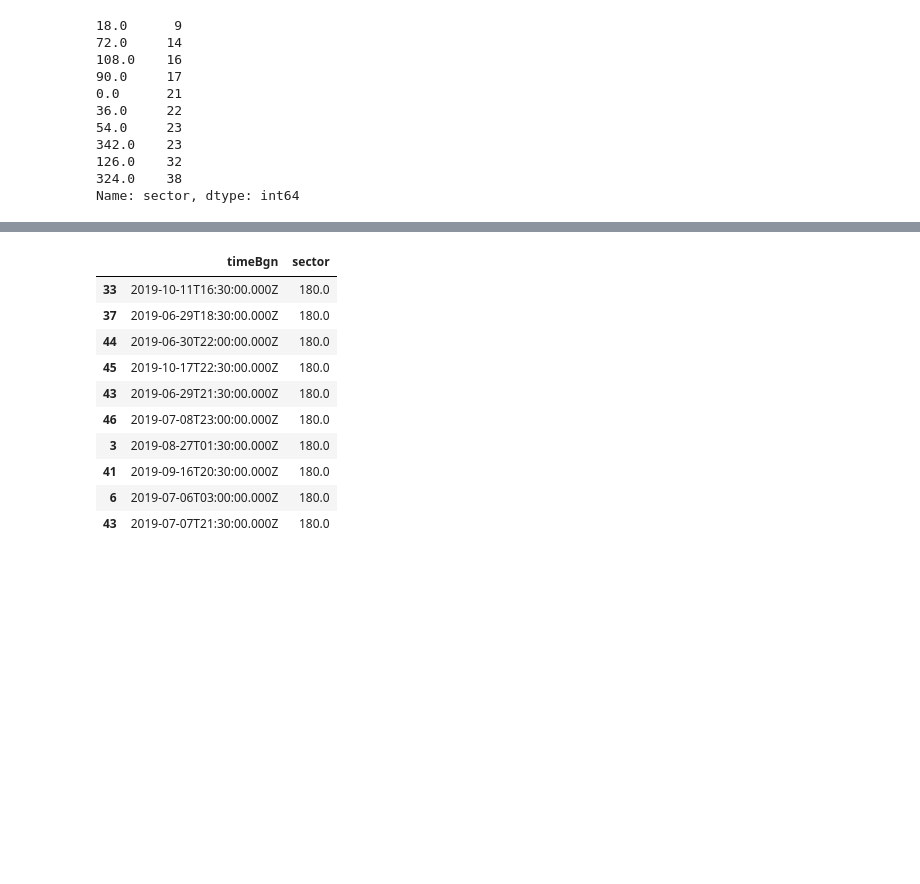
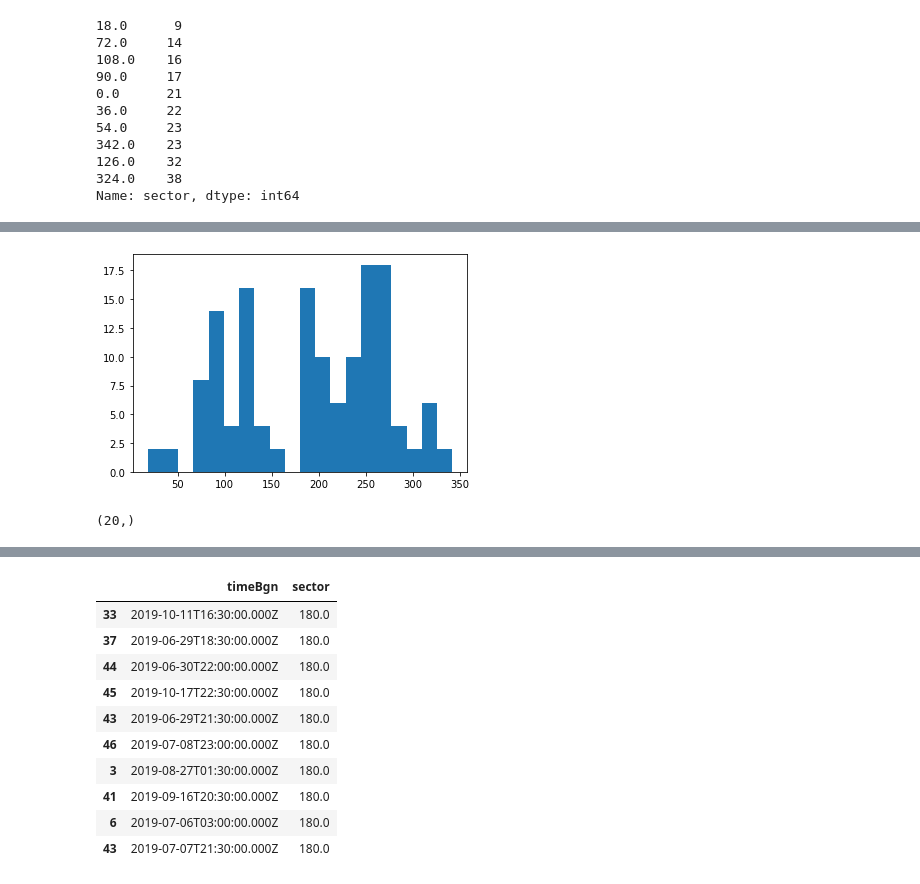
Before and after one commit to kulpojke/NEON, a Jupyter notebook: SJER_sample_selection.ipynb, the cells around one changed output, grey strips where cells are left out. Cells and saved outputs as stored; diff of their text form; code cells hidden in the pictures; blank space fills up the shorter version.

Commit message:
SJER_sample_selection modification

```diff
--- a/SJER_sample_selection.ipynb
+++ b/SJER_sample_selection.ipynb
@@ -211,4 +261,0 @@ h.close()
-# %%
-with pd.HDFStore(f) as hdf:
-    x = hdf.get(f'{site}/dp04/data/fluxTemp/nsae')
-    print(x.head())
@@ -221,0 +322,36 @@ with pd.HDFStore(f) as hdf:
+# %%
+@delayed()
+def lil_func(s, sector_groups):
+    ddd = []
+
+    d = sector_groups.get_group(s)
+
+    # find the smallest cluseter count in d
+    x = np.inf
+    for i in range(n_clust):
+        x = min(x, len(d.loc[d.label == i]))
+        # now many to take from each cluster
+        n_s = min(n_samples // 2, x)
+
+    # sample from each cluster
+    for i in range(n_clust):
+        ddd.append(d.loc[d.label == i].sample(n_s))
+    d = pd.concat(ddd, axis=0)
+    return d
+
+
+n_samples = 19
+
+# now bust the df up by sector again
+sector_groups = df.groupby('sector')
+
+# for each sector
+lazy = []
+for s in tqdm(sc):
+    lazy.append(lil_func(s, sector_groups))
+
+with ProgressBar():
+
+    to_concat = compute(*lazy)
+
+    d = pd.concat(to_concat, axis=0)
@@ -222,3 +377,11 @@ with pd.HDFStore(f) as hdf:
+# %%
+plt.hist(d.sector.values, bins=sc.shape[0]);
+# %% [output]
+[figure, added]
+# %%
+sc.shape
+# %% [output]
+(20,)
 # %%
 sectorz = find_sectors(stat, theta=18).set_index('timeBgn')
 stat = stat.set_index('timeBgn')
```
Also changed, not shown: parts of 18 cells of this notebook.
